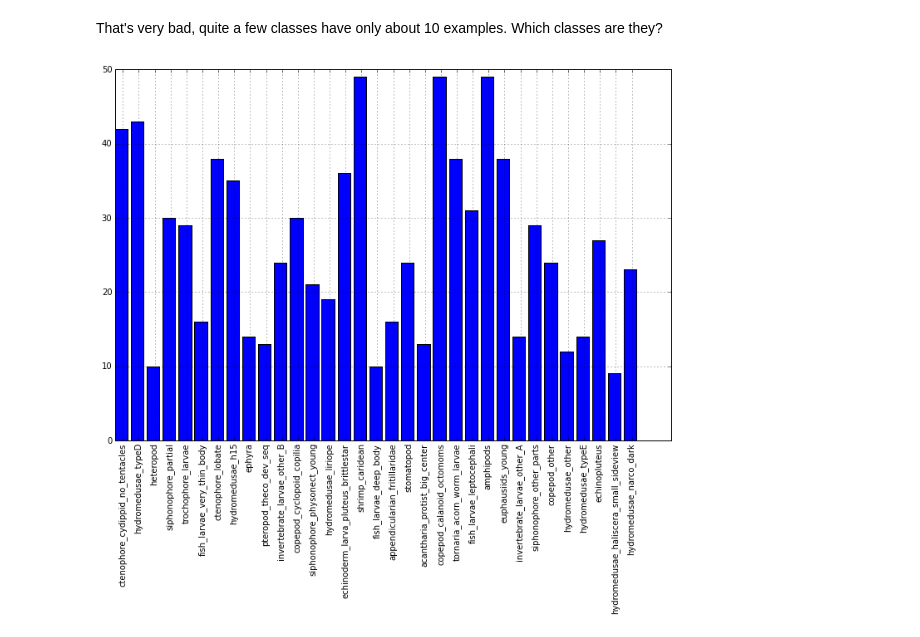
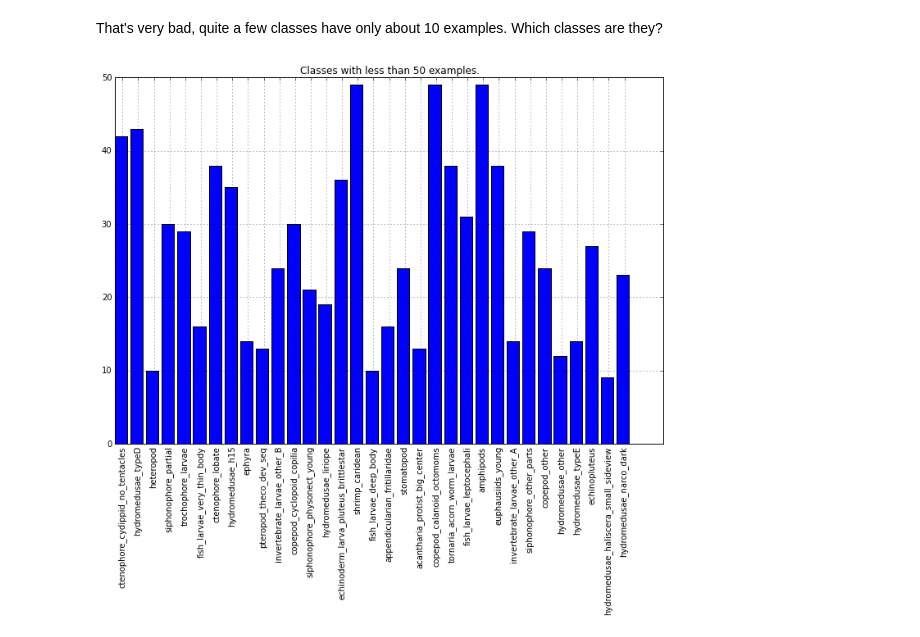
Before and after one commit to Neuroglycerin/neukrill-net-work, a Jupyter notebook: notebooks/Image Characteristics.ipynb, the cells around one changed output. Cells and saved outputs as stored; diff of their text form; code cells hidden in the pictures.

```diff
--- a/notebooks/Image Characteristics.ipynb
+++ b/notebooks/Image Characteristics.ipynb
@@ -251,11 +253,12 @@ Which classes are they?
 # %%
 ks = [k for k in classes if n_examples[k] < 50]
 lessthan50 = [n_examples[k] for k in ks]
 fig, ax = plt.subplots()
 ind = range(len(lessthan50))
 ax.bar(ind,lessthan50)
 ax.set_xticks(np.array(ind)+0.5)
 ax.set_xticklabels(ks,rotation=90)
+ax.set_title("Classes with less than 50 examples.")
 plt.show()
 # %% [output]
-[figure, old version]
+[figure, new version]
```
Also changed, not shown: parts of 40 cells of this notebook.
